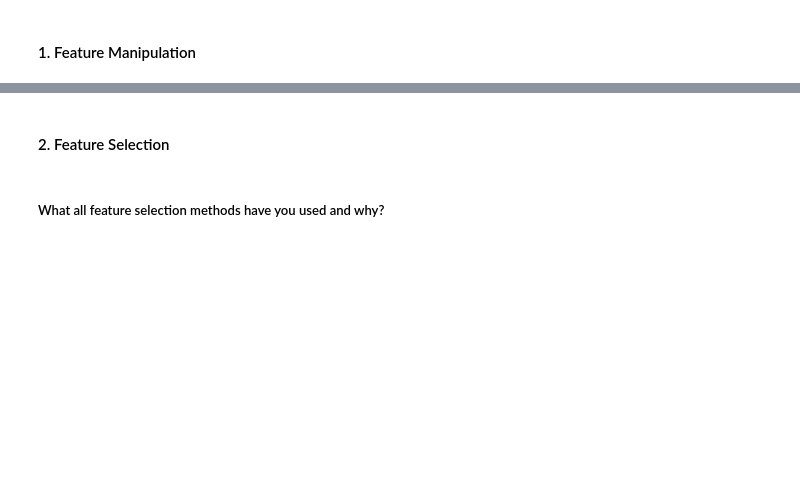
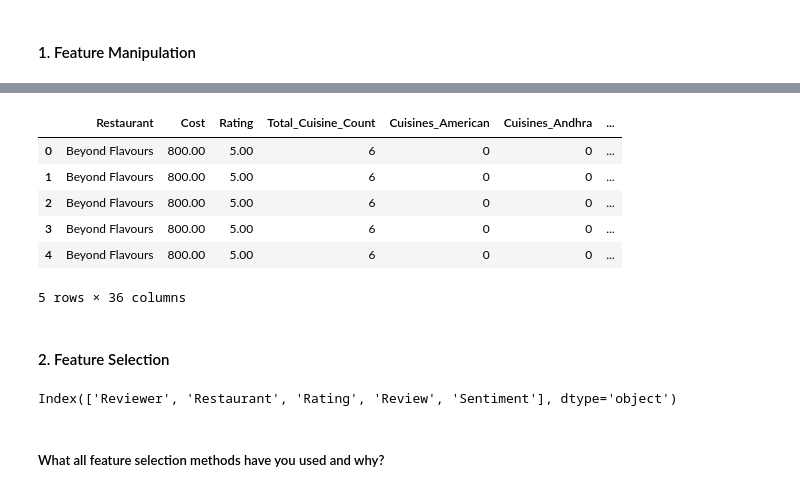
Before and after one commit to apurva-shrivastava/Zomato-Restaurant-Clustering-and-Sentiment-Analysis, a Jupyter notebook: Apurva_Zomato_Restaurant_Clustering_and_Sentiment_Analysis.ipynb, the cells around one changed output, grey strips where cells are left out. Drawn from its saved outputs; the diff is of its cells as text; code cells hidden in the pictures; blank space fills up the shorter version.

```diff
--- a/Apurva_Zomato_Restaurant_Clustering_and_Sentiment_Analysis.ipynb
+++ b/Apurva_Zomato_Restaurant_Clustering_and_Sentiment_Analysis.ipynb
@@ -1297,7 +1310,21 @@ X_f = vectorizer.transform(sentiment['Review'].values)
+# %%
+col_of_intrest.head()
+# %% [output]
+|  | Restaurant | Cost | Rating | Total_Cuisine_Count | Cuisines_American | Cuisines_Andhra | ... |
+| 0 | Beyond Flavours | 800.00 | 5.00 | 6 | 0 | 0 | ... |
+| 1 | Beyond Flavours | 800.00 | 5.00 | 6 | 0 | 0 | ... |
+| 2 | Beyond Flavours | 800.00 | 5.00 | 6 | 0 | 0 | ... |
+| 3 | Beyond Flavours | 800.00 | 5.00 | 6 | 0 | 0 | ... |
+| 4 | Beyond Flavours | 800.00 | 5.00 | 6 | 0 | 0 | ... |
+5 rows × 36 columns
 # %% [markdown]
 #### 2. Feature Selection
 # %%
 # Select your features wisely to avoid overfitting
+#feature selected for sentiment analysis
+sentiment.columns
+# %% [output]
+Index(['Reviewer', 'Restaurant', 'Rating', 'Review', 'Sentiment'], dtype='object')
 # %% [markdown]
 ##### What all feature selection methods have you used  and why?
 # %% [markdown]
```
Also changed, not shown: parts of 4 cells of this notebook.
